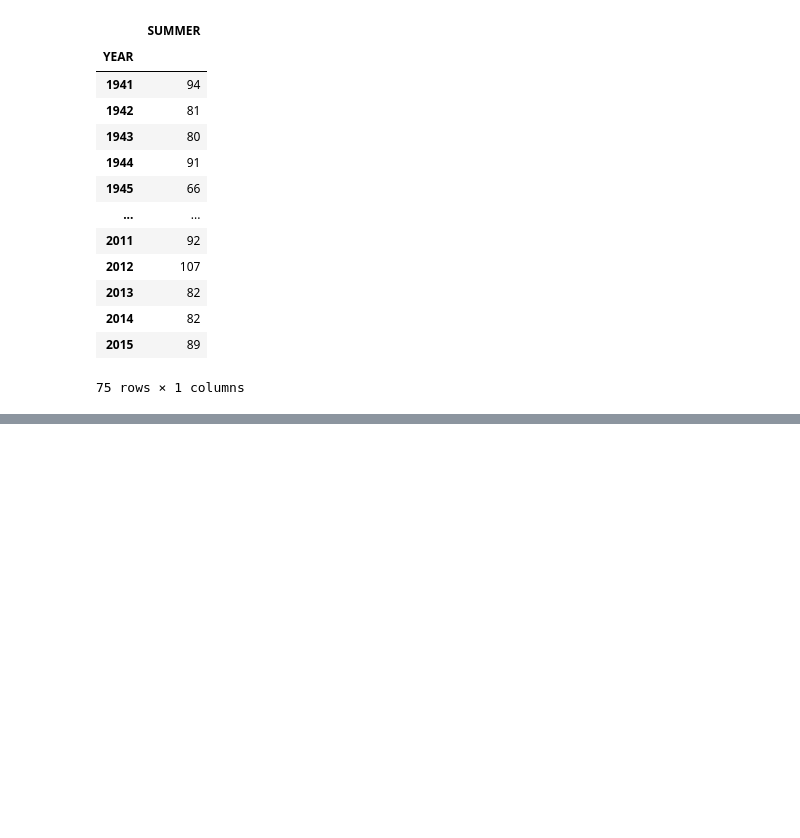
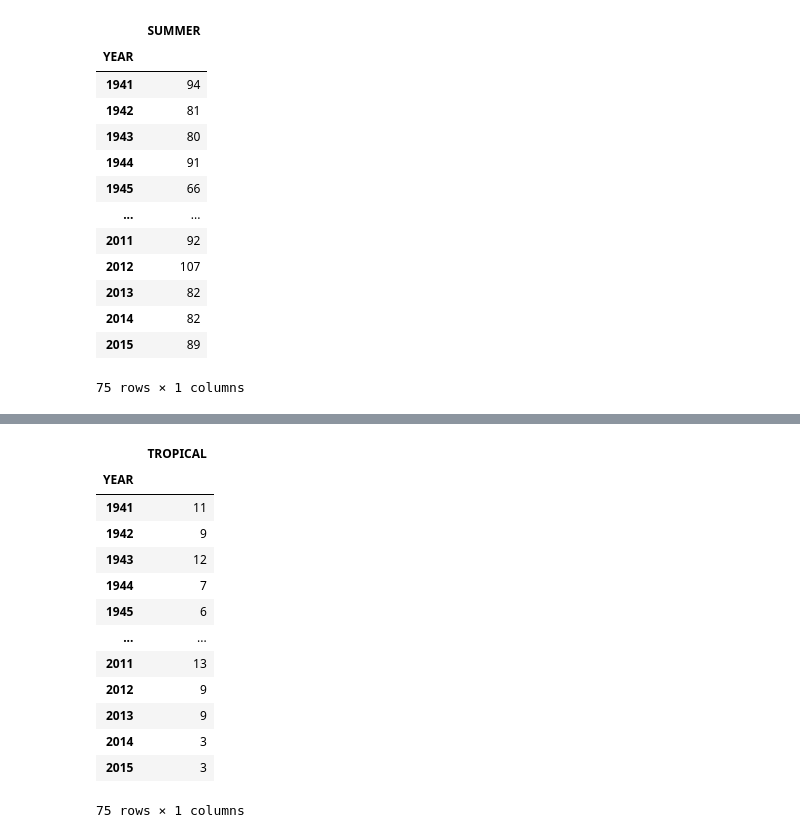
Before and after one commit to ucfjimg/CAP5610-project, a Jupyter notebook: notebooks/redo-wxextract.ipynb, the cells around one changed output, grey strips where cells are left out. Saved outputs shown, nothing was run; the diff lists cells and outputs as text; code cells hidden in the pictures; blank space fills up the shorter version.

```diff
--- a/notebooks/redo-wxextract.ipynb
+++ b/notebooks/redo-wxextract.ipynb
@@ -319,6 +347,27 @@ PRCP95P
 wet_days = prcpseasdf[(prcpseasdf.YEAR >= 1961) & (prcpseasdf.YEAR < 1991) & (prcpseasdf.PRCP >= 1)]
 RRwn95 = wet_days.PRCP.quantile(0.95)
 PRCP95P = prcpseasdf[['YEAR', 'PRCP']].groupby('YEAR').agg(lambda x: x[x > RRwn95].count())
+# %%
+'''
+Tropical nights
+'''
+tempseasdf['TROPICAL'] = tempseasdf.TMIN > 20
+tropical = tempseasdf[['YEAR', 'TROPICAL']].groupby('YEAR').agg(sum)
+# %% [output]
+|  | TROPICAL |
+| YEAR |  |
+| 1941 | 11 |
+| 1942 | 9 |
+| 1943 | 12 |
+| 1944 | 7 |
+| 1945 | 6 |
+| ... | ... |
+| 2011 | 13 |
+| 2012 | 9 |
+| 2013 | 9 |
+| 2014 | 3 |
+| 2015 | 3 |
+75 rows × 1 columns
 # %%
 df = pd.DataFrame({
     'YEAR': range(1941, 2016),
```
Also changed, not shown: parts of 6 cells of this notebook, 8 other files.
